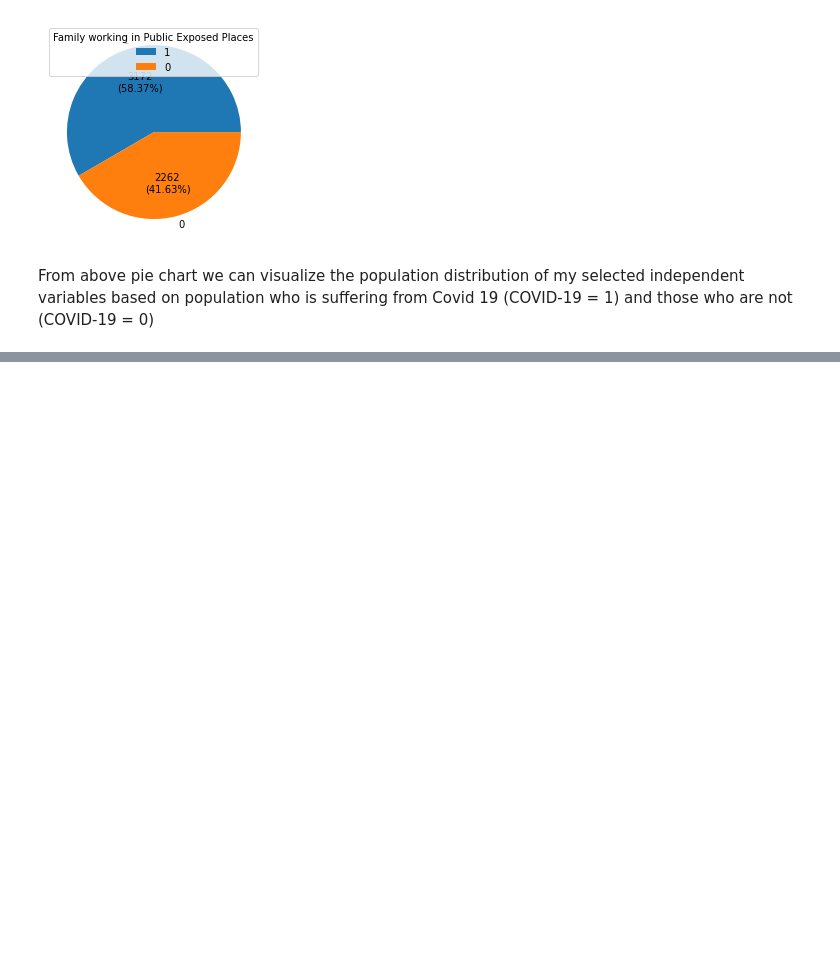
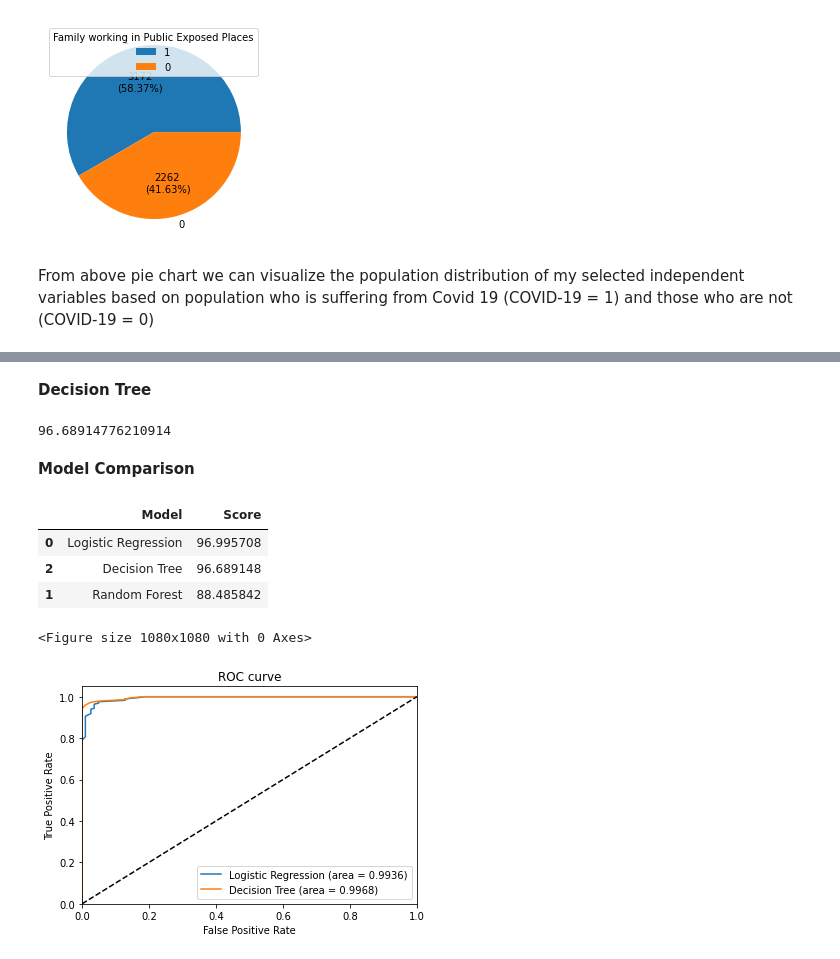
Before and after one commit to ratan54/Animated-and-Story-Telling-plot-For-COVID-19-Data-set-Using-Python, a Jupyter notebook: Big_Data_Individual_Project.ipynb, the cells around one changed output, grey strips where cells are left out. Saved outputs shown, nothing was run; the diff lists cells and outputs as text; code cells hidden in the pictures; blank space fills up the shorter version.

```diff
--- a/Big_Data_Individual_Project.ipynb
+++ b/Big_Data_Individual_Project.ipynb
@@ -221,0 +248,9 @@ From above pie chart we can visualize the population distribution of my selected
+# %%
+from sklearn.linear_model import LogisticRegression
+Logistic_model = LogisticRegression()
+#Fit the model
+Logistic_model.fit(x_train, y_train)
+y_pred = Logistic_model.predict(x_test)
+#Score/Accuracy
+Acc_LogReg=Logistic_model.score(x_test, y_test)*100
+Acc_LogReg
@@ -221,0 +274,60 @@ From above pie chart we can visualize the population distribution of my selected
+# %% [markdown]
+**Decision Tree**
+# %%
+from sklearn import tree
+DecisionTree_Model = tree.DecisionTreeClassifier()
+DecisionTree_Model.fit(x_train,y_train)
+y_pred = DecisionTree_Model.predict(x_test)
+#Score/Accuracy
+Acc_DecisionTree=DecisionTree_Model.score(x_test, y_test)*100
+Acc_DecisionTree
+# %% [output]
+96.68914776210914
+# %% [markdown]
+**Model Comparison**
+# %%
+models = pd.DataFrame({
+    'Model': ['Logistic Regression',
+              'Random Forest',
+              'Decision Tree'],
+    'Score': [Acc_LogReg,
+              Acc_RandomForest,
+              Acc_DecisionTree]})
+models.sort_values(by='Score', ascending=False)
+# %% [output]
+|  | Model | Score |
+| 0 | Logistic Regression | 96.995708 |
+| 2 | Decision Tree | 96.689148 |
+| 1 | Random Forest | 88.485842 |
+# %%
+from sklearn.preprocessing import RobustScaler, label_binarize
+from sklearn.metrics import roc_curve, roc_auc_score, auc
+from sklearn.ensemble import RandomForestClassifier
+plt.figure(figsize=(15, 15))
+def plot_roc_curve(classifier, label):
+    # Compute ROC curve and ROC area for each class
+    fpr = []
+    tpr = []
+    roc_auc = []
+    pred_test = classifier.predict_proba(x_test)
+    fpr, tpr, _ = roc_curve(yy_test, pred_test[:, 1])
+    roc_auc = auc(fpr, tpr)
+
+    plt.plot(fpr, tpr, label=label+(' (area = %0.4f)' % roc_auc))
+def show_roc_curve():
+    plt.plot([0, 1], [0, 1], 'k--')
+    plt.xlim([0.0, 1.0])
+    plt.ylim([0.0, 1.05])
+    plt.xlabel('False Positive Rate')
+    plt.ylabel('True Positive Rate')
+    plt.title('ROC curve')
+    plt.legend(loc="lower right")
+    plt.show()
+# %% [output]
+<Figure size 1080x1080 with 0 Axes>
+# %%
+plot_roc_curve(Logistic_model, label='Logistic Regression')
+plot_roc_curve(DecisionTree_Model, label='Decision Tree')
+show_roc_curve()
+# %% [output]
+[figure, added]
```
Also changed, not shown: parts of 13 cells of this notebook.
